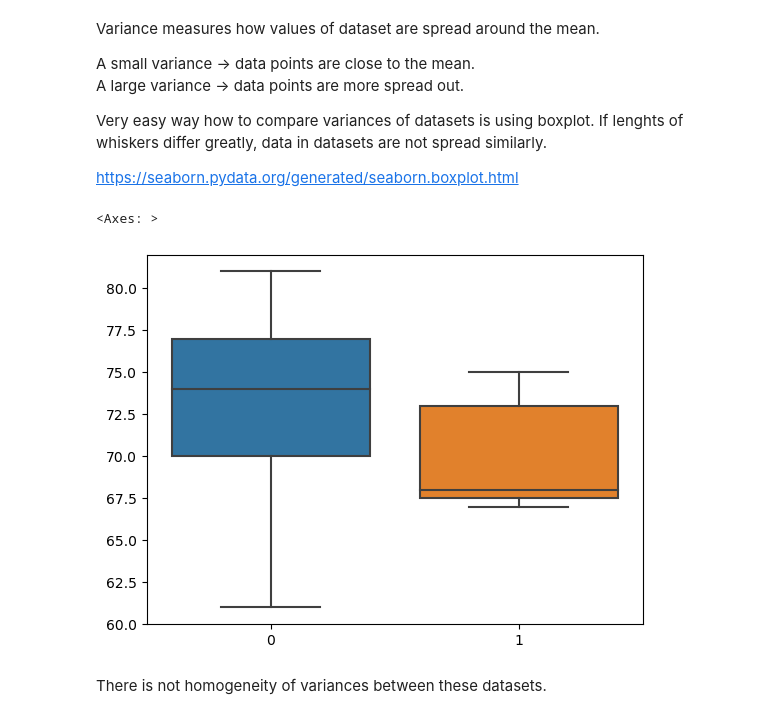
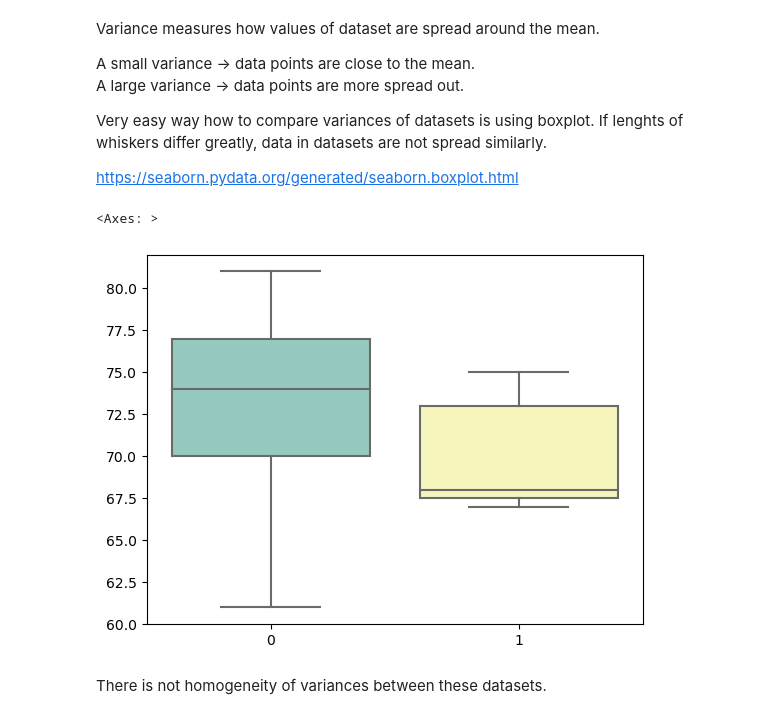
Before and after one commit to lmacakova/applied_statistics_r, a Jupyter notebook: problems.ipynb, the cells around one changed output. Drawn from its saved outputs; the diff is of its cells as text; code cells hidden in the pictures.

```diff
--- a/problems.ipynb
+++ b/problems.ipynb
@@ -347,10 +372,10 @@ Very easy way how to compare variances of datasets is using boxplot. If lenghts
 
 https://seaborn.pydata.org/generated/seaborn.boxplot.html
 # %%
-sns.boxplot(data=(smokers, nonsmokers))
+sns.boxplot(data=(smokers, nonsmokers), palette="Set3")
 # %% [output]
 <Axes: >
-[figure, old version]
+[figure, new version]
 # %% [markdown]
 There is not homogeneity of variances between these datasets.
 # %%
```
Also changed, not shown: parts of 25 cells of this notebook, 1 other file.
